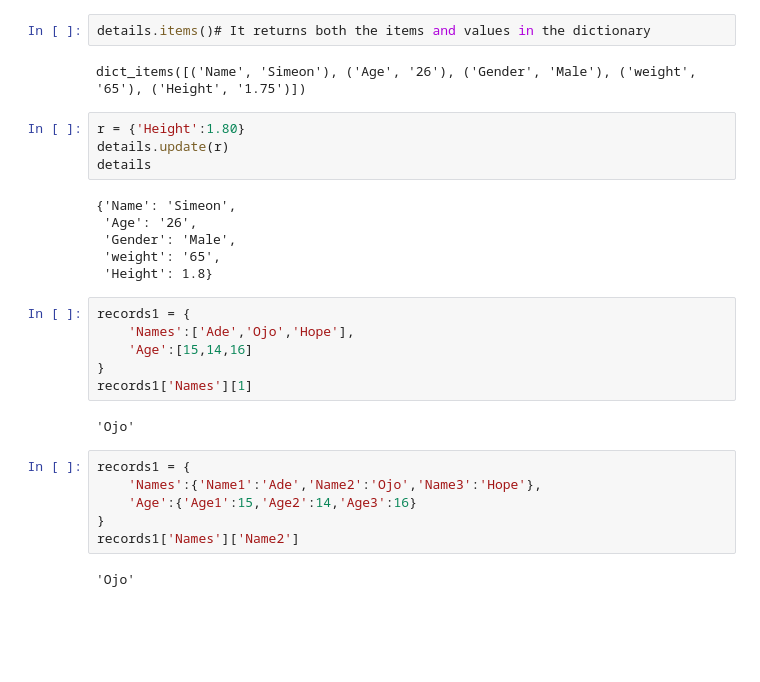
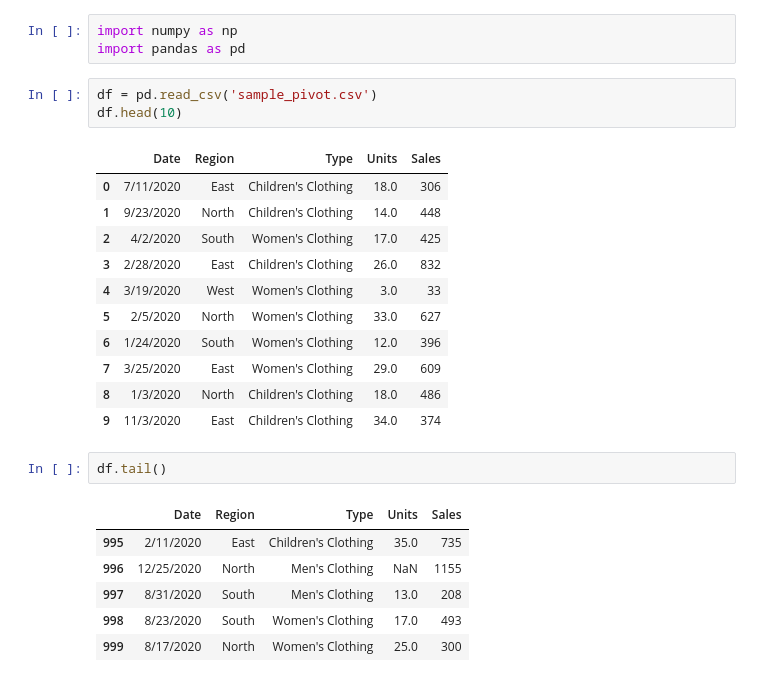
Before and after one commit to Giftsinstitute/Python-codes-and-notes, a Jupyter notebook: DAY 3.ipynb, the cells around one changed output. Drawn from its saved outputs; the diff is of its cells as text; blank space fills up the shorter version.

```diff
--- a/DAY 3.ipynb
+++ b/DAY 3.ipynb
@@ -113,30 +1,27 @@ dict_values(['Simeon', '26', 'Male', '65', '1.75'])
-# %%
-details.items()# It returns both the items and values in the dictionary
-# %% [output]
-dict_items([('Name', 'Simeon'), ('Age', '26'), ('Gender', 'Male'), ('weight', '65'), ('Height', '1.75')])
-# %%
-r = {'Height':1.80}
-details.update(r)
-details
-# %% [output]
-{'Name': 'Simeon',
- 'Age': '26',
- 'Gender': 'Male',
- 'weight': '65',
- 'Height': 1.8}
-# %%
-records1 = {
-    'Names':['Ade','Ojo','Hope'],
-    'Age':[15,14,16]
-}
-records1['Names'][1]
-# %% [output]
-'Ojo'
-# %%
-records1 = {
-    'Names':{'Name1':'Ade','Name2':'Ojo','Name3':'Hope'},
-    'Age':{'Age1':15,'Age2':14,'Age3':16}
-}
-records1['Names']['Name2']
-# %% [output]
-'Ojo'
+# %%
+import numpy as np
+import pandas as pd
+# %%
+df = pd.read_csv('sample_pivot.csv')
+df.head(10)
+# %% [output]
+|  | Date | Region | Type | Units | Sales |
+| 0 | 7/11/2020 | East | Children's Clothing | 18.0 | 306 |
+| 1 | 9/23/2020 | North | Children's Clothing | 14.0 | 448 |
+| 2 | 4/2/2020 | South | Women's Clothing | 17.0 | 425 |
+| 3 | 2/28/2020 | East | Children's Clothing | 26.0 | 832 |
+| 4 | 3/19/2020 | West | Women's Clothing | 3.0 | 33 |
+| 5 | 2/5/2020 | North | Women's Clothing | 33.0 | 627 |
+| 6 | 1/24/2020 | South | Women's Clothing | 12.0 | 396 |
+| 7 | 3/25/2020 | East | Women's Clothing | 29.0 | 609 |
+| 8 | 1/3/2020 | North | Children's Clothing | 18.0 | 486 |
+| 9 | 11/3/2020 | East | Children's Clothing | 34.0 | 374 |
+# %%
+df.tail()
+# %% [output]
+|  | Date | Region | Type | Units | Sales |
+| 995 | 2/11/2020 | East | Children's Clothing | 35.0 | 735 |
+| 996 | 12/25/2020 | North | Men's Clothing | NaN | 1155 |
+| 997 | 8/31/2020 | South | Men's Clothing | 13.0 | 208 |
+| 998 | 8/23/2020 | South | Women's Clothing | 17.0 | 493 |
+| 999 | 8/17/2020 | North | Women's Clothing | 25.0 | 300 |
```
Also changed, not shown: parts of 50 cells of this notebook, 7 other files.
